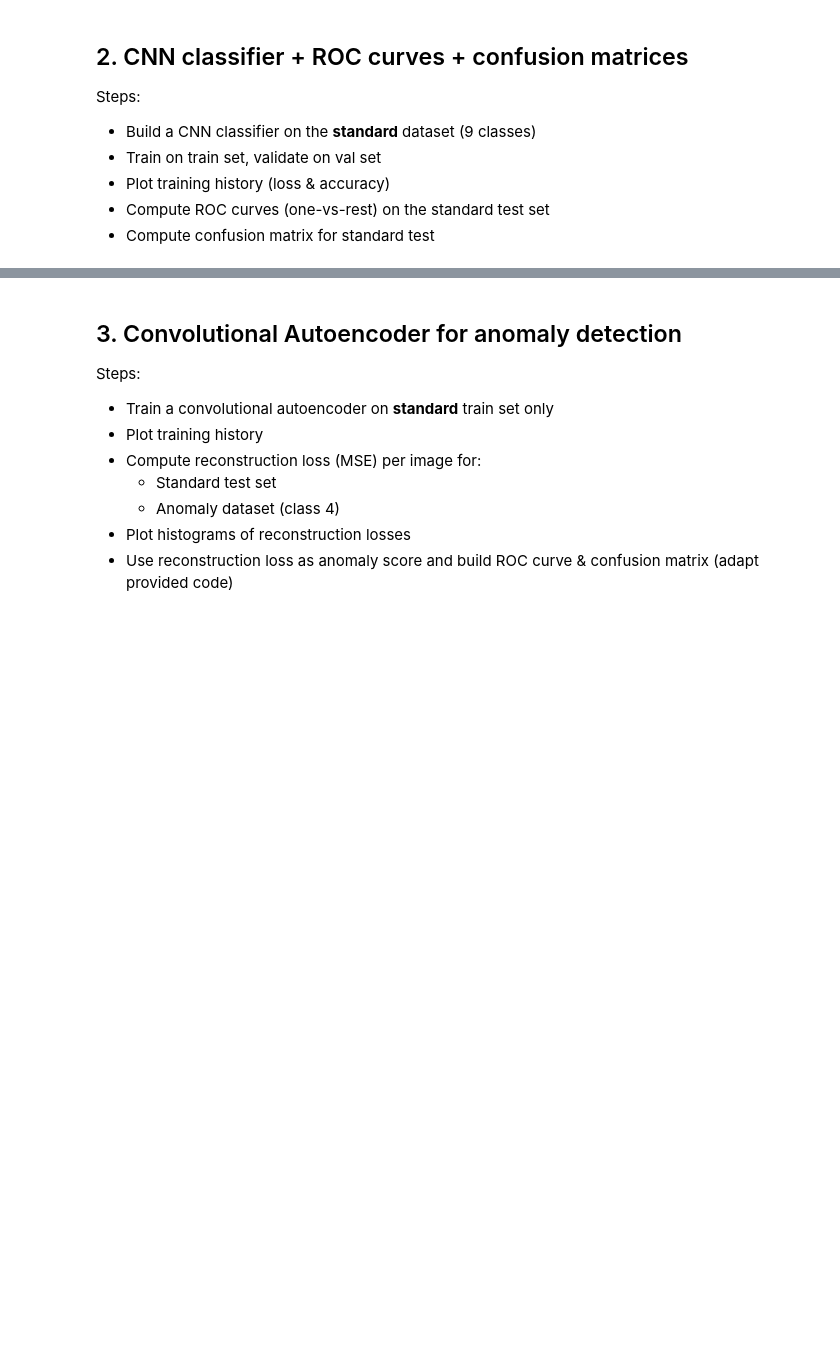
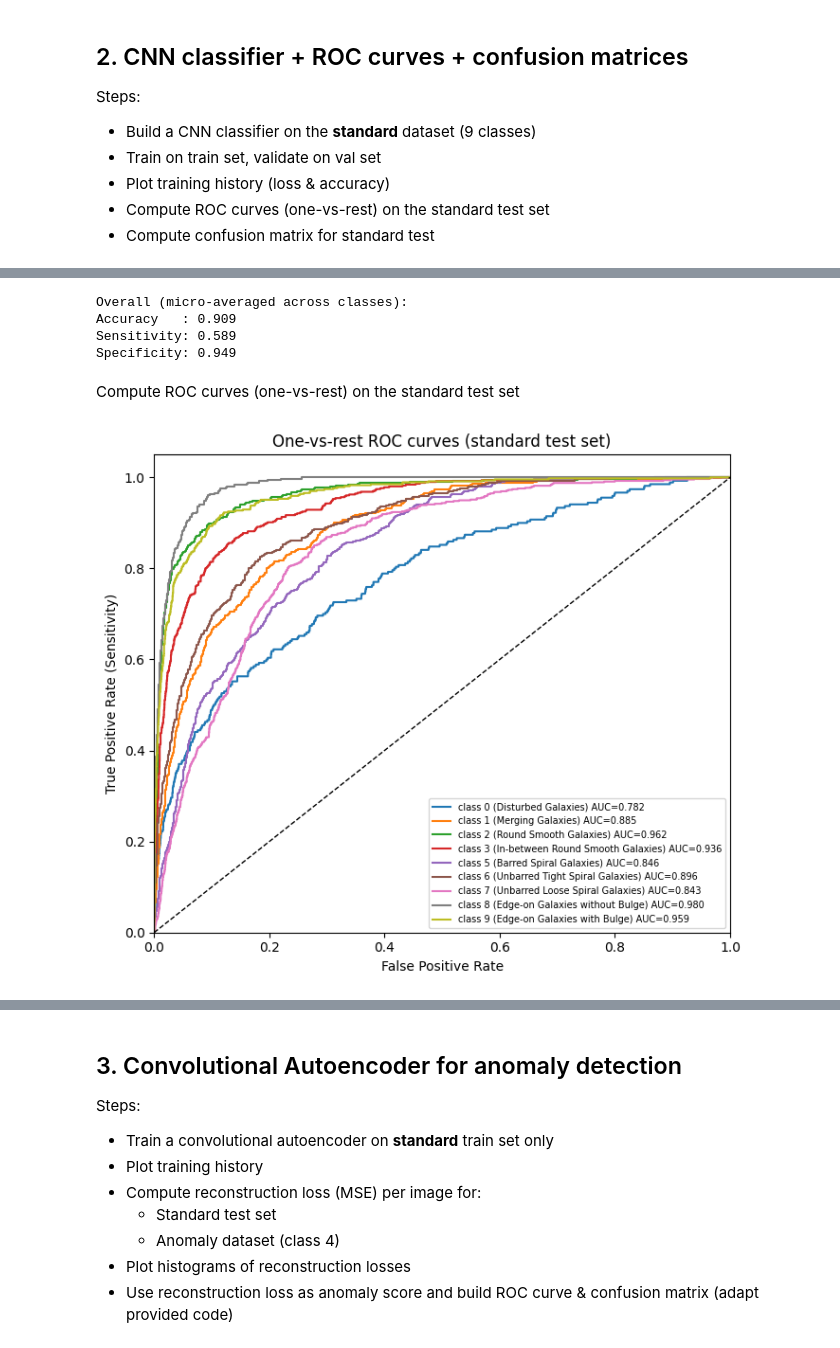
Before and after one commit to thomas1608/phy466, a Jupyter notebook: UZH/tutorials/ExamAssignment.ipynb, the cells around one changed output, grey strips where cells are left out. Cells and saved outputs as stored; diff of their text form; code cells hidden in the pictures; blank space fills up the shorter version.

```diff
--- a/UZH/tutorials/ExamAssignment.ipynb
+++ b/UZH/tutorials/ExamAssignment.ipynb
@@ -340,0 +484,5 @@ Steps:
+# %%
+y_proba_test = model.predict(X_test_std)
+y_pred_test = np.argmax(y_proba_test, axis=1)
+
+print("Test accuracy (overall):", np.mean(y_pred_test == y_test_std))
@@ -340,0 +550,49 @@ Steps:
+# %%
+tp_total = sum(m["TP"] for m in metrics_per_class)
+tn_total = sum(m["TN"] for m in metrics_per_class)
+fp_total = sum(m["FP"] for m in metrics_per_class)
+fn_total = sum(m["FN"] for m in metrics_per_class)
+total = tp_total + tn_total + fp_total + fn_total
+
+overall_acc  = (tp_total + tn_total) / total
+overall_sens = tp_total / (tp_total + fn_total)
+overall_spec = tn_total / (tn_total + fp_total)
+
+print("\nOverall (micro-averaged across classes):")
+print(f"Accuracy   : {overall_acc:.3f}")
+print(f"Sensitivity: {overall_sens:.3f}")
+print(f"Specificity: {overall_spec:.3f}")
+# %% [output]
+Overall (micro-averaged across classes):
+Accuracy   : 0.909
+Sensitivity: 0.589
+Specificity: 0.949
+# %% [markdown]
+Compute ROC curves (one-vs-rest) on the standard test set
+# %%
+classes = np.unique(y_test_std)
+plt.figure(figsize=(7,6))
+
+for c in classes:
+    # binary labels: 1 if this class, 0 otherwise
+    y_true_c = (y_test_std == c).astype(int)
+    y_score_c = y_proba_test[:, c]
+
+    fpr, tpr, _ = roc_curve(y_true_c, y_score_c)
+    roc_auc = auc(fpr, tpr)
+
+    original_label = inv_label_map[int(c)]
+    label_name = class_names[original_label]
+    plt.plot(fpr, tpr, lw=1.5, label=f"class {original_label} ({label_name}) AUC={roc_auc:.3f}")
+
+plt.plot([0, 1], [0, 1], "k--", lw=1)
+plt.xlim([0.0, 1.0])
+plt.ylim([0.0, 1.05])
+plt.xlabel("False Positive Rate")
+plt.ylabel("True Positive Rate (Sensitivity)")
+plt.title("One-vs-rest ROC curves (standard test set)")
+plt.legend(fontsize=7)
+plt.tight_layout()
+plt.show()
+# %% [output]
+[figure, added]
```
Also changed, not shown: parts of 15 cells of this notebook.
